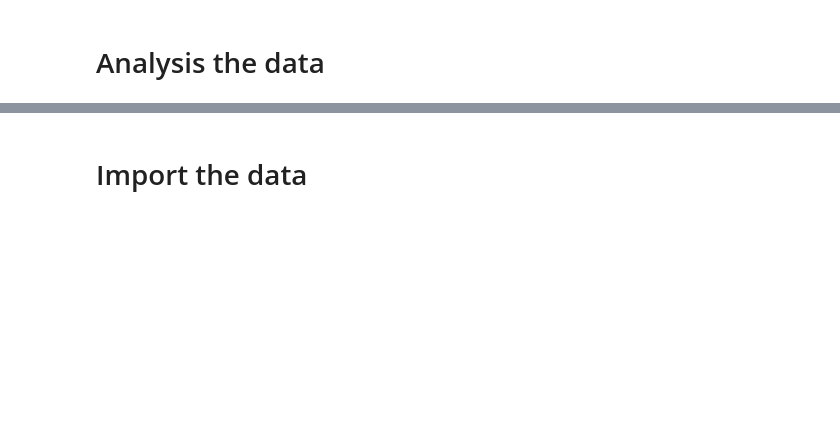
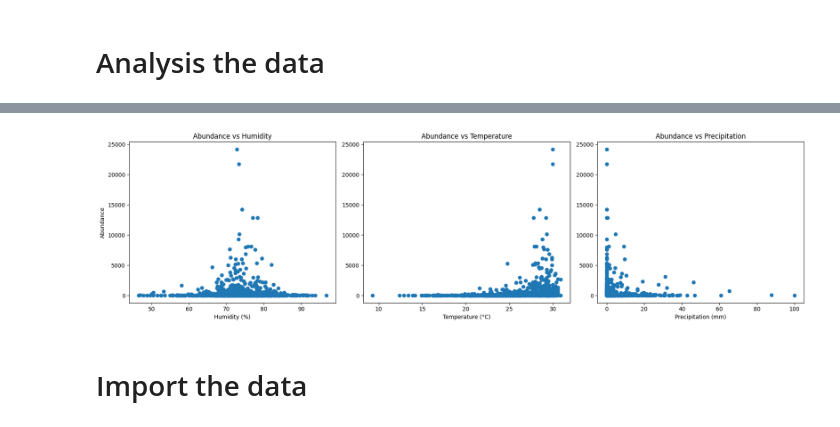
Before and after one commit to Zhengnan817/capstone, a Jupyter notebook: Dataset/florida.ipynb, the cells around one changed output, grey strips where cells are left out. Cells and saved outputs as stored; diff of their text form; code cells hidden in the pictures; blank space fills up the shorter version.

```diff
--- a/Dataset/florida.ipynb
+++ b/Dataset/florida.ipynb
@@ -285,2 +244,23 @@ Regression Intercept: -6803.98959056306
+# %%
+
+# Scatter plots
+fig, axes = plt.subplots(1, 3, figsize=(18, 5))
+axes[0].scatter(df['humidity'], df['abundance'])
+axes[0].set_title('Abundance vs Humidity')
+axes[0].set_xlabel('Humidity (%)')
+axes[0].set_ylabel('Abundance')
+
+axes[1].scatter(df['temp'], df['abundance'])
+axes[1].set_title('Abundance vs Temperature')
+axes[1].set_xlabel('Temperature (°C)')
+
+axes[2].scatter(df['precip'], df['abundance'])
+axes[2].set_title('Abundance vs Precipitation')
+axes[2].set_xlabel('Precipitation (mm)')
+
+plt.tight_layout()
+plt.show()
+# %% [output]
+[figure, added]
 # %% [markdown]
 # Import the data
```
Also changed, not shown: parts of 35 cells of this notebook, 1 other file.
